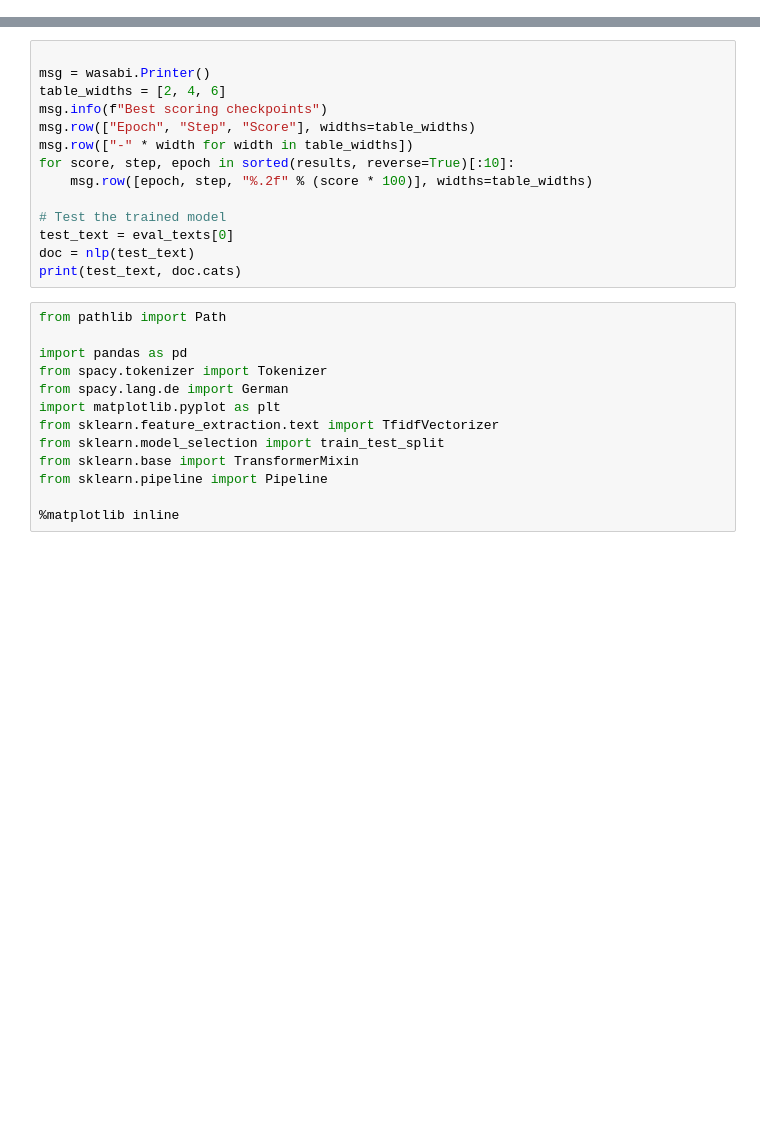
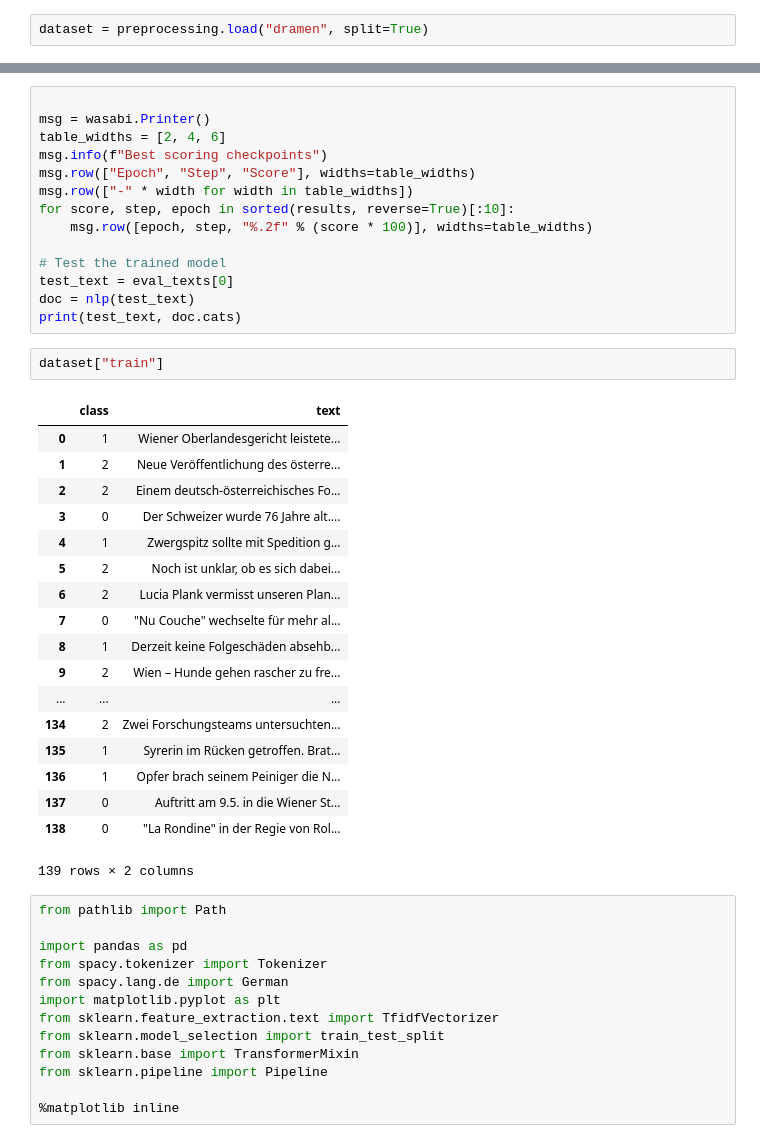
Before and after one commit to severinsimmler/classification, a Jupyter notebook: notebooks/Untitled.ipynb, the cells around one changed output, grey strips where cells are left out. Saved outputs shown, nothing was run; the diff lists cells and outputs as text; blank space fills up the shorter version.

```diff
--- a/notebooks/Untitled.ipynb
+++ b/notebooks/Untitled.ipynb
@@ -221,0 +105,2 @@ def evaluate(tokenizer, textcat, texts, cats):
+# %%
+dataset = preprocessing.load("dramen", split=True)
@@ -319,6 +216,27 @@ for score, step, epoch in sorted(results, reverse=True)[:10]:
 test_text = eval_texts[0]
 doc = nlp(test_text)
 print(test_text, doc.cats)
+# %%
+dataset["train"]
+# %% [output]
+|  | class | text |
+| 0 | 1 | Wiener Oberlandesgericht leistete... |
+| 1 | 2 | Neue Veröffentlichung des österre... |
+| 2 | 2 | Einem deutsch-österreichisches Fo... |
+| 3 | 0 | Der Schweizer wurde 76 Jahre alt.... |
+| 4 | 1 | Zwergspitz sollte mit Spedition g... |
+| 5 | 2 | Noch ist unklar, ob es sich dabei... |
+| 6 | 2 | Lucia Plank vermisst unseren Plan... |
+| 7 | 0 | "Nu Couche" wechselte für mehr al... |
+| 8 | 1 | Derzeit keine Folgeschäden absehb... |
+| 9 | 2 | Wien – Hunde gehen rascher zu fre... |
+| ... | ... | ... |
+| 134 | 2 | Zwei Forschungsteams untersuchten... |
+| 135 | 1 | Syrerin im Rücken getroffen. Brat... |
+| 136 | 1 | Opfer brach seinem Peiniger die N... |
+| 137 | 0 | Auftritt am 9.5. in die Wiener St... |
+| 138 | 0 | "La Rondine" in der Regie von Rol... |
+139 rows × 2 columns
 # %%
 from pathlib import Path
 
```
Also changed, not shown: parts of 3 cells of this notebook.
